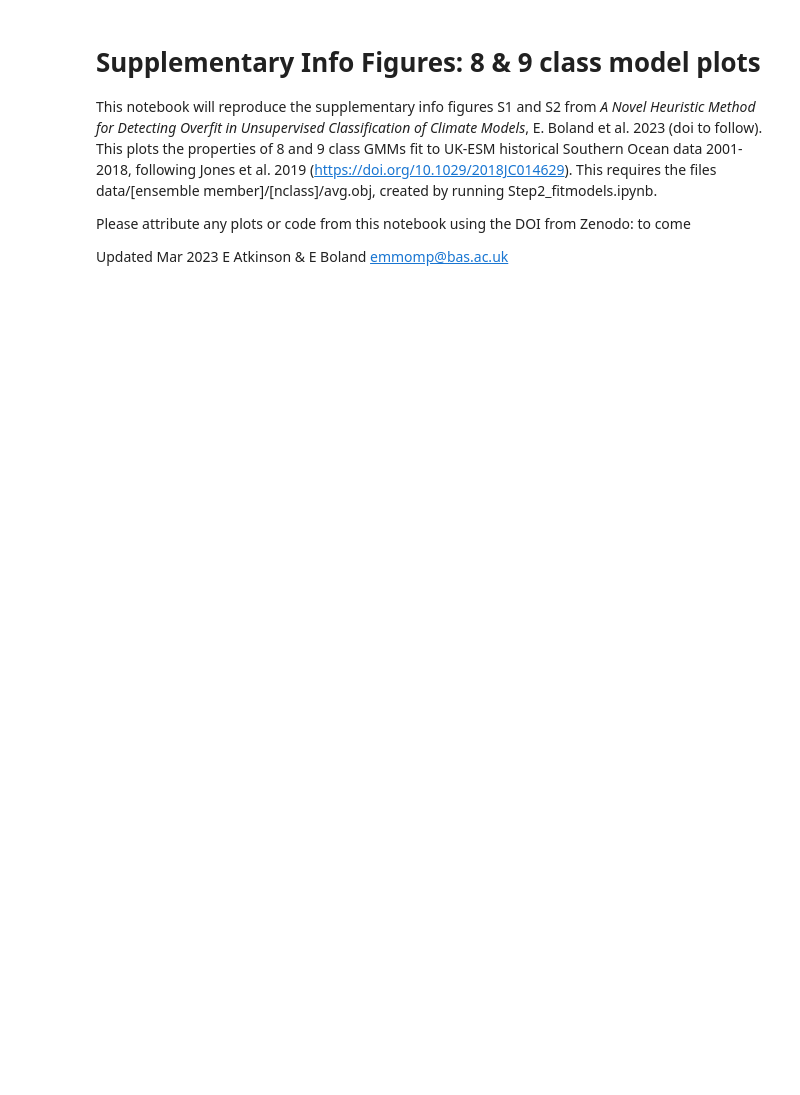
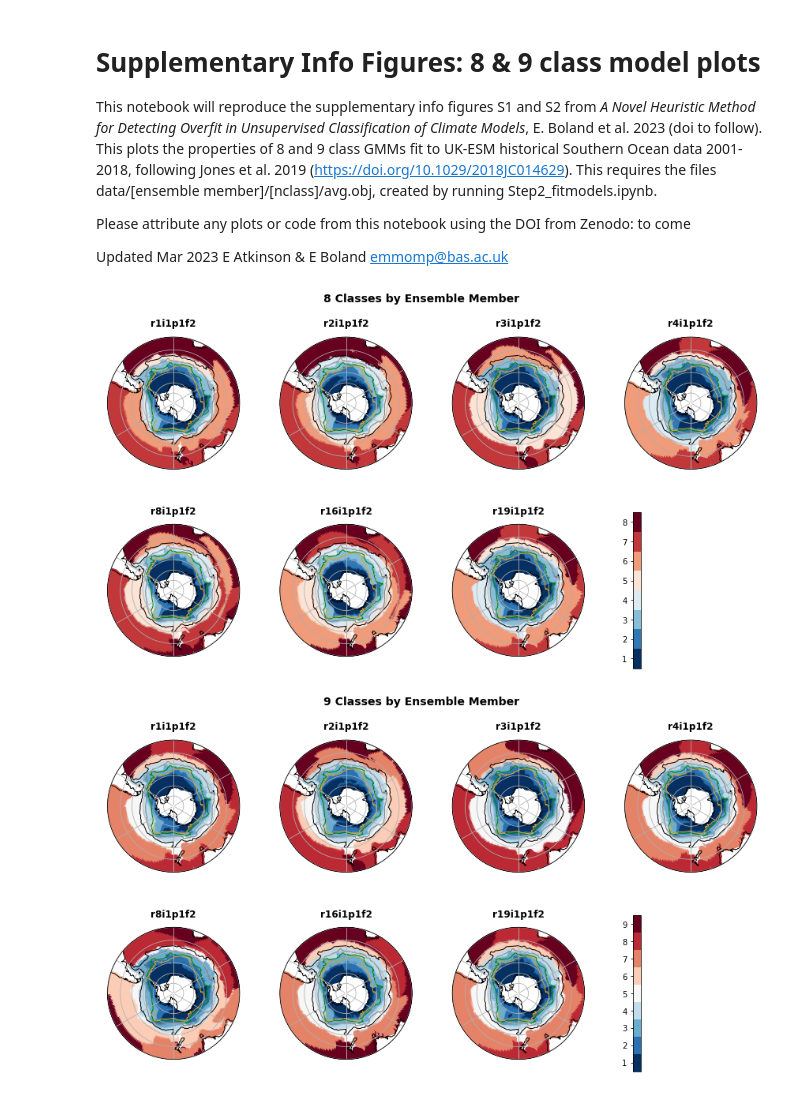
Before and after one commit to emmomp/OceanClusteringMethods, a Jupyter notebook: FiguresS1S2_all78classes.ipynb, the cells around one changed output. Cells and saved outputs as stored; diff of their text form; code cells hidden in the pictures; blank space fills up the shorter version.

```diff
--- a/FiguresS1S2_all78classes.ipynb
+++ b/FiguresS1S2_all78classes.ipynb
@@ -32,4 +33,54 @@ fronts=['saf','pf','saccf','sbdy']
 front_data={}
 for front in fronts:
     front_data[front]=np.loadtxt('data/fronts/{}_kim.txt'.format(front))
+# %%
+proj = ccrs.SouthPolarStereo()
+front_colors=['black','grey','green',(218/256,165/256,32/256)]
+
+# compute a circle in axes coordinates,
+# which we can use as a boundary for the map.
+theta = np.linspace(0, 2*np.pi, 100)
+center = [0.5, 0.5]
+radius = 0.46   # 0.46 corresponds to roughly 30S Latitude
+verts = np.vstack([np.sin(theta), np.cos(theta)]).T
+circle = mpath.Path(verts * radius + center)
+
+for iin,nclass in enumerate(n_classes):
+
+    fig=plt.figure(figsize=(15,8))
+    colormap = plt.get_cmap('RdBu_r', nclass)
+
+    for im,m_id in enumerate(ids):
+
+        # Load data and sort by mean profile temperature
+        path='{}/{}/{}'.format(model_folder, m_id, nclass)
+        data=xr.open_dataset('{}/class.nc'.format(path))
+        with open('{}/avg_prof.obj'.format(path), 'rb') as file:
+            ref_profiles = pickle.load(file)
+        inds=flt.temp_sort(None, ref_profiles, True)
+        classes=flt.reorder(data,inds)
+
+       # ax=plt.subplot2grid((nids,nclass+3),(im,nclass),colspan=3,projection=proj)
+        ax=plt.subplot(2,4,im+1,projection=proj)
+        plt.title(m_id,fontweight='bold')
+
+        CS=ax.scatter(classes.lon,classes.lat,c=flt.modal_classes(classes['class'],dims=['time']),cmap=colormap,transform=ccrs.PlateCarree())
+        for indf,front in enumerate(fronts):
+            ax.plot(front_data[front][:,0], front_data[front][:,1], lw = 1, ls='-', label=front.upper(),color=front_colors[indf],transform=ccrs.PlateCarree())
+        ax.set_boundary(circle, transform=ax.transAxes)
+
+        # Add features
+        ax.gridlines()
+        ax.coastlines()
+
+    ax=plt.subplot(2,4,8,visible=False)
+    cb=plt.colorbar(CS,ax=ax,location='left',ticks=np.arange((nclass-1)/(2*nclass),(nclass-1),(nclass-1)/nclass))
+    cb.ax.set_yticklabels([str(x) for x in range(1,nclass+1)])
+
+    plt.suptitle('{} Classes by Ensemble Member'.format(nclass),fontsize=14,fontweight='bold',y=0.95)
+
+    plt.savefig('figures/{}class_byensemble_spatial.pdf'.format(nclass),bbox_inches='tight')
+# %% [output]
+[figure, added]
+[figure, added]
 # %%
```
Also changed, not shown: parts of 2 cells of this notebook, 6 other files.
